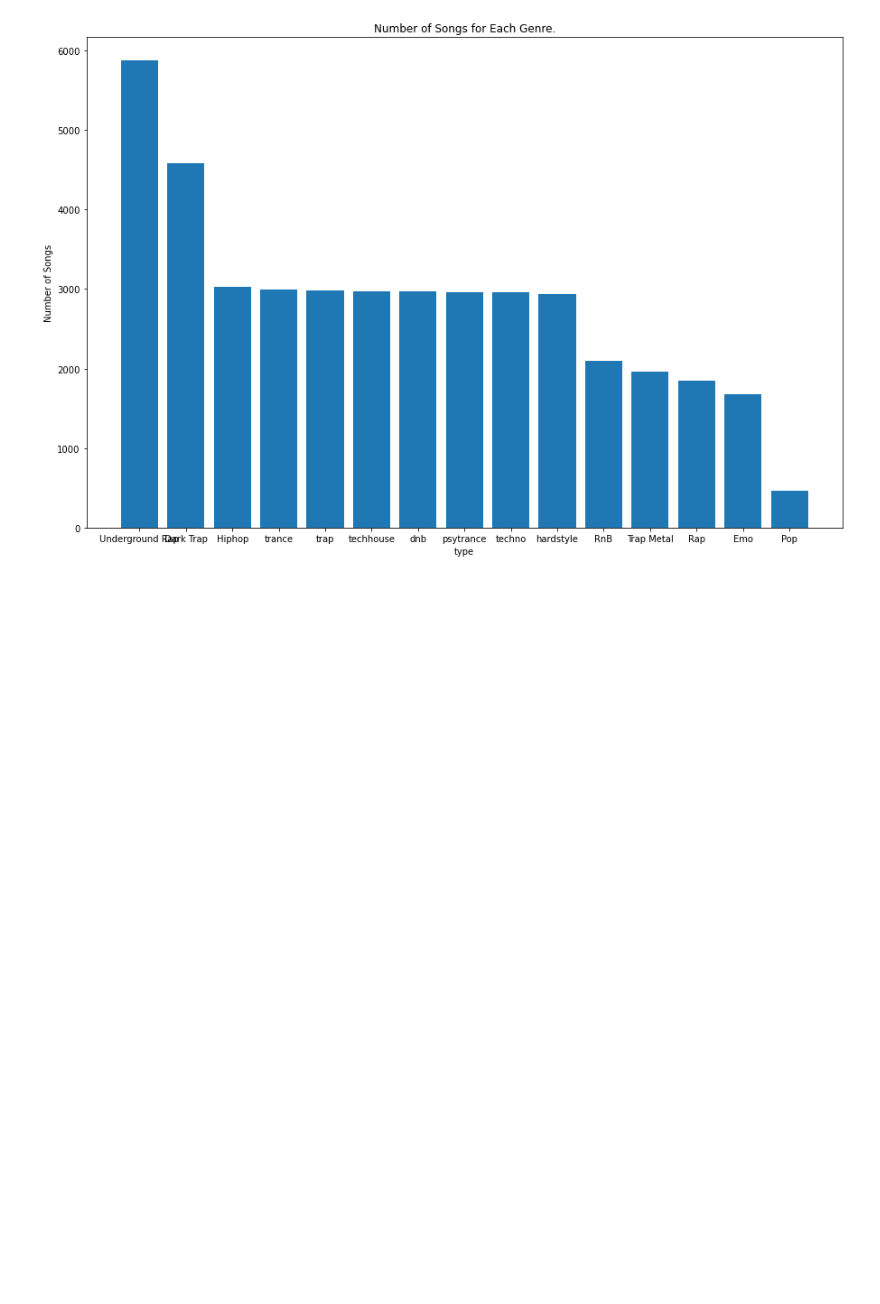
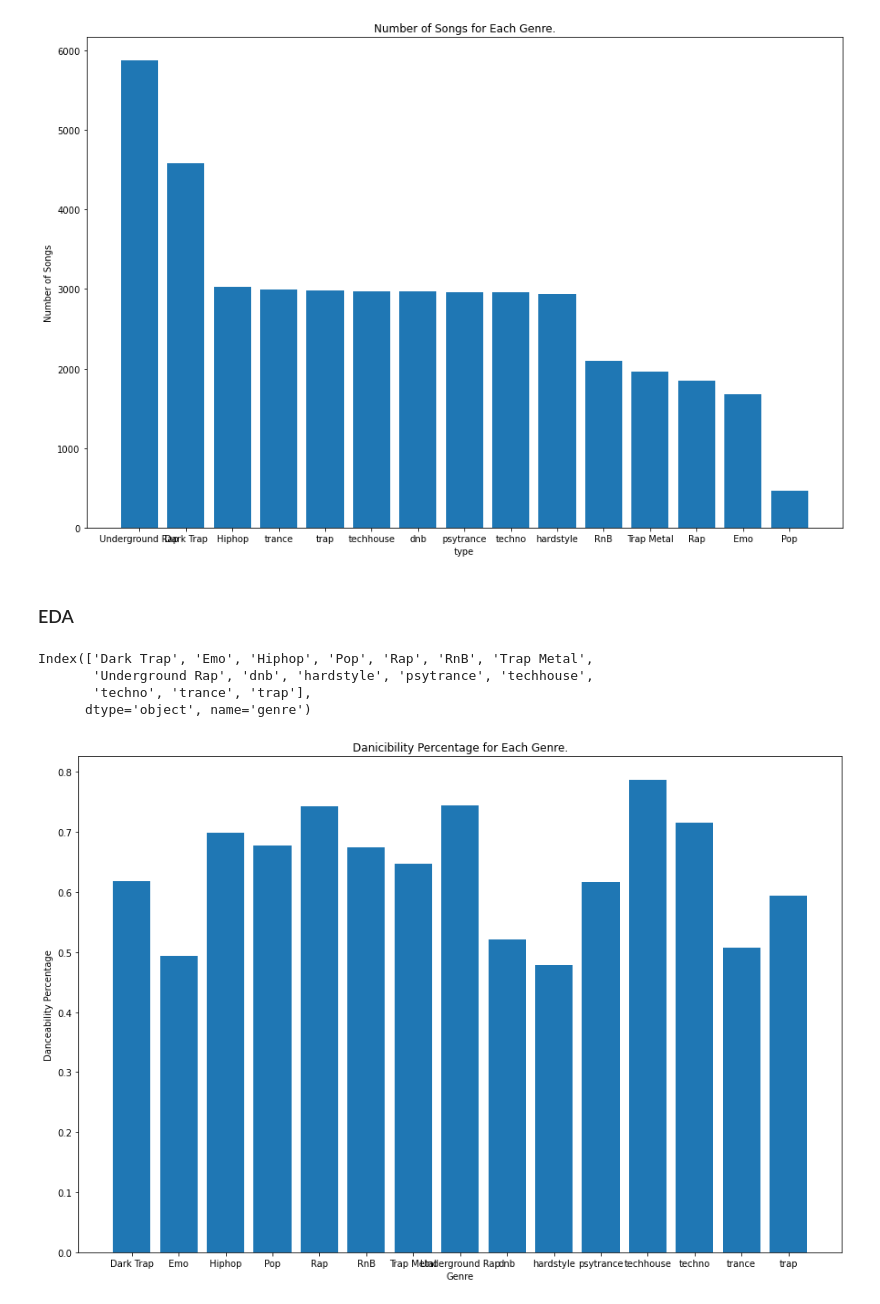
Before and after one commit to mbermont/Spotify_Project, a Jupyter notebook: code/Data_EDA.ipynb, the cells around one changed output. Drawn from its saved outputs; the diff is of its cells as text; code cells hidden in the pictures; blank space fills up the shorter version.

```diff
--- a/Data_EDA.ipynb
+++ b/code/Data_EDA.ipynb
@@ -417,3 +417,5 @@ plt.title('Number of Songs for Each Genre.')
 plt.savefig('./imgs/Gernre_dist.png', dpi= 400)
 # %% [output]
 [figure]
+# %% [markdown]
+### EDA
@@ -420 +424,34 @@ plt.savefig('./imgs/Gernre_dist.png', dpi= 400)
+# %%
+#genre specific dataframes for use in eda
+# df_0 = df[df['genre'] == 0]
+# df_1 = df[df['genre'] == 1]
+# df_2 = df[df['genre'] == 2]
+# df_3 = df[df['genre'] == 3]
+# df_4 = df[df['genre'] == 4]
+# df_5 = df[df['genre'] == 5]
+# df_6 = df[df['genre'] == 6]
+# df_7 = df[df['genre'] == 7]
+# df_8 = df[df['genre'] == 8]
+# df_9 = df[df['genre'] == 9]
+# df_10 = df[df['genre'] == 10]
+# df_11 = df[df['genre'] == 11]
+# df_12 = df[df['genre'] == 12]
+# df_13 = df[df['genre'] == 13]
+# df_14 = df[df['genre'] == 14]
+
+df.groupby(by='genre').mean().index
+# %% [output]
+Index(['Dark Trap', 'Emo', 'Hiphop', 'Pop', 'Rap', 'RnB', 'Trap Metal',
+       'Underground Rap', 'dnb', 'hardstyle', 'psytrance', 'techhouse',
+       'techno', 'trance', 'trap'],
+      dtype='object', name='genre')
+# %%
+plt.figure(figsize=(15,10))
+plt.bar(height= df.groupby(by='genre').mean()['danceability'], x = df.groupby(by='genre').mean().index)
+plt.xlabel('Genre')
+plt.ylabel('Danceability Percentage')
+plt.title('Danicibility Percentage for Each Genre.')
+plt.savefig('./imgs/danceability_dist.png', dpi= 400)
+# %% [output]
+[figure, added]
 # %% [markdown]
```
Also changed, not shown: parts of 8 cells of this notebook, 2 other files.
